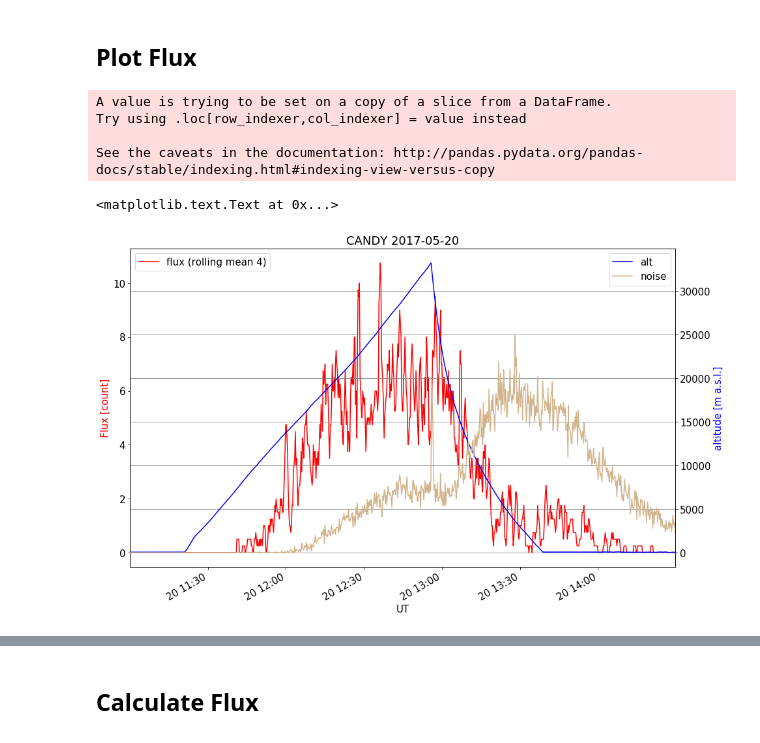
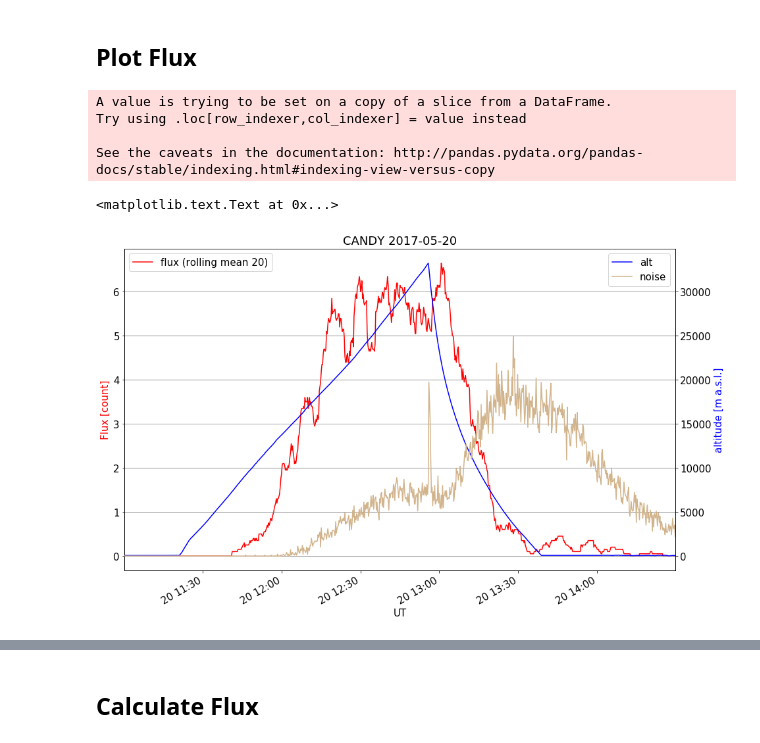
Before and after one commit to ODZ-UJF-AV-CR/AIRDOS-parser, a Jupyter notebook: CANDY_balon_polsko.ipynb, the cells around one changed output, grey strips where cells are left out. Saved outputs shown, nothing was run; the diff lists cells and outputs as text; code cells hidden in the pictures.

```diff
--- a/CANDY_balon_polsko.ipynb
+++ b/CANDY_balon_polsko.ipynb
@@ -334,33 +334,33 @@ dfo = pd.read_table('radiation.csv', sep=',', header=0)
 dfo = dfo.dropna(how='any')
 dfo['20'] = pd.to_datetime(dfo['20'])
 dfo = dfo.set_index(['20'])
-dfo[19] = dfo[range(26,500)].sum(axis=1)
+dfo[19] = dfo[range(28,500)].sum(axis=1)
 xx = dfo.loc['2017-05-20 11:00:00':'2017-05-20 14:30:00']
 #xx = dfo
 #pandas.rolling_mean(arg, window, min_periods=None, freq=None, center=False, how=None, **kwargs)
-window = 4
+window = 20
 xx[19] = pd.rolling_mean(xx[19],window)
 
 xx[19].plot(c='r', label='flux (rolling mean '+str(window)+')')
 plt.xlabel('UT')
 plt.ylabel('Flux [count]', color='red')
 #, xticks=['2017-03-27 00:00','2017-03-27 12:00','2017-03-28 00:00','2017-03-28 12:00','2017-03-29 00:00'],figsize=(20,5))
 plt.legend(loc=2)
 
 ax = plt.twinx()
 xx['21'].plot(c='b',label='alt')
 plt.plot(xx['18']*100,c='tan',label='noise',zorder=10)
 #plt.plot(xx[19]*5000-xx['18']*100,c='green',label='corr')
 plt.ylabel('altitude [m a.s.l.]', color='blue')
 #plt.ylim([0,500])
 plt.grid(b=True, which='major', color='grey', linestyle='-')
 plt.grid(b=True, which='minor', color='grey', linestyle='-')
 plt.legend()
 plt.title('CANDY 2017-05-20')
 # %% [output]
 A value is trying to be set on a copy of a slice from a DataFrame.
 Try using .loc[row_indexer,col_indexer] = value instead
 
 See the caveats in the documentation: http://pandas.pydata.org/pandas-docs/stable/indexing.html#indexing-view-versus-copy
 <matplotlib.text.Text at 0x...>
-[figure, old version]
+[figure, new version]
```
Also changed, not shown: parts of 5 cells of this notebook.
